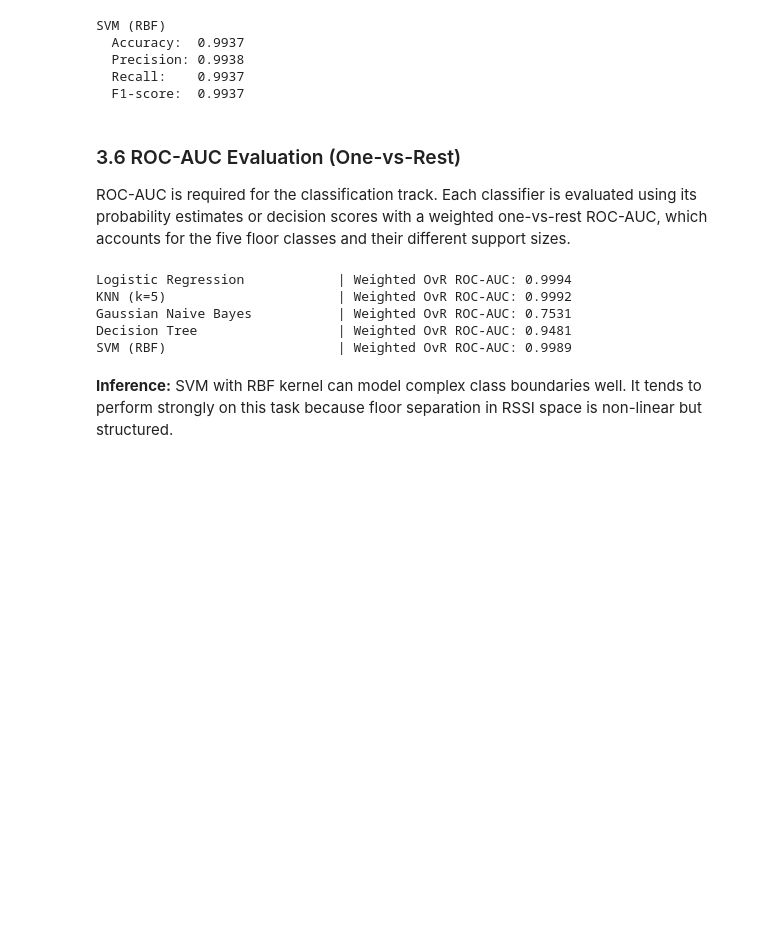
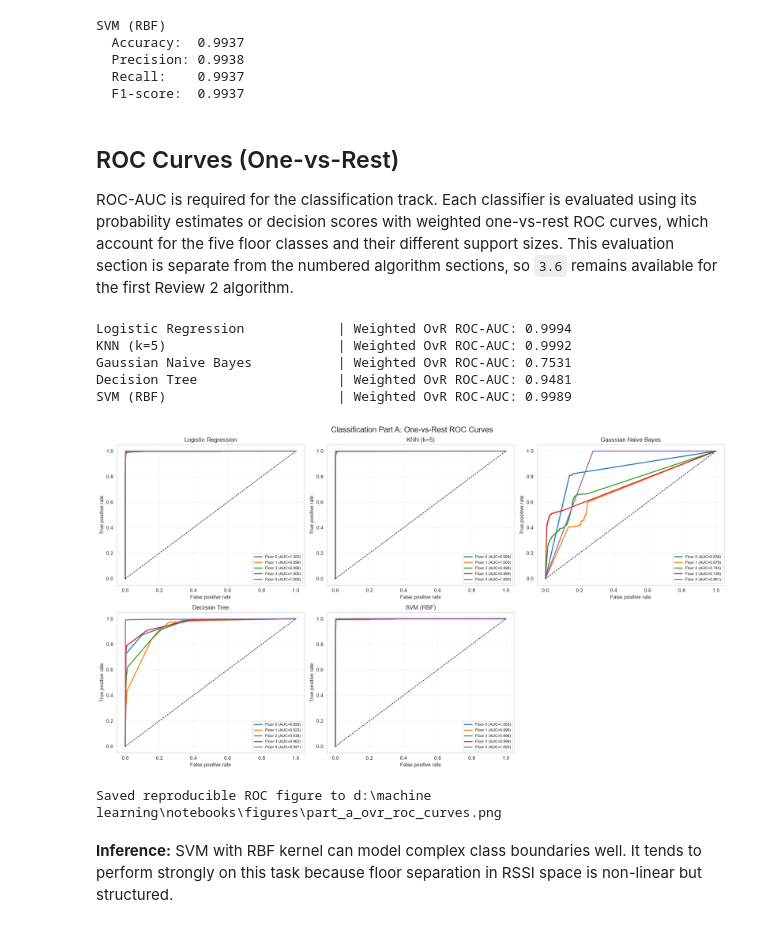
Before and after one commit to Ganesh2006646/Machine-Learning---Case-Study, a Jupyter notebook: notebooks/classification.ipynb, the cells around one changed output. Saved outputs shown, nothing was run; the diff lists cells and outputs as text; code cells hidden in the pictures; blank space fills up the shorter version.

Commit message:
Add reproducible ROC curves and case study documentation

```diff
--- a/notebooks/classification.ipynb
+++ b/notebooks/classification.ipynb
@@ -300,9 +300,9 @@ SVM (RBF)
   Recall:    0.9937
   F1-score:  0.9937
 # %% [markdown]
-### 3.6 ROC-AUC Evaluation (One-vs-Rest)
+## ROC Curves (One-vs-Rest)
 
-ROC-AUC is required for the classification track. Each classifier is evaluated using its probability estimates or decision scores with a weighted one-vs-rest ROC-AUC, which accounts for the five floor classes and their different support sizes.
+ROC-AUC is required for the classification track. Each classifier is evaluated using its probability estimates or decision scores with weighted one-vs-rest ROC curves, which account for the five floor classes and their different support sizes. This evaluation section is separate from the numbered algorithm sections, so `3.6` remains available for the first Review 2 algorithm.
 # %%
 from sklearn.metrics import roc_auc_score
 from sklearn.preprocessing import label_binarize
@@ -327,5 +327,51 @@ KNN (k=5)                      | Weighted OvR ROC-AUC: 0.9992
 Gaussian Naive Bayes           | Weighted OvR ROC-AUC: 0.7531
 Decision Tree                  | Weighted OvR ROC-AUC: 0.9481
 SVM (RBF)                      | Weighted OvR ROC-AUC: 0.9989
+# %%
+from pathlib import Path
+from sklearn.metrics import roc_curve, auc
+
+# Recompute and save reproducible one-vs-rest ROC curves from the trained models.
+fig, axes = plt.subplots(2, 3, figsize=(18, 10))
+axes = axes.ravel()
+
+for plot_index, (result, model) in enumerate(zip(cls_results, classifier_models)):
+    if hasattr(model, 'predict_proba'):
+        score_values = model.predict_proba(X_test_scaled)
+    else:
+        score_values = model.decision_function(X_test_scaled)
+
+    axis = axes[plot_index]
+    for class_index, class_label in enumerate(class_labels):
+        fpr, tpr, _ = roc_curve(y_test_onehot[:, class_index], score_values[:, class_index])
+        axis.plot(
+            fpr,
+            tpr,
+            linewidth=2,
+            label=f'Floor {class_label} (AUC={auc(fpr, tpr):.3f})'
+        )
+
+    axis.plot([0, 1], [0, 1], 'k--', linewidth=1)
+    axis.set_title(result['Model'])
+    axis.set_xlabel('False positive rate')
+    axis.set_ylabel('True positive rate')
+    axis.legend(fontsize=8, loc='lower right')
+    axis.grid(alpha=0.25)
+
+axes[-1].axis('off')
+fig.suptitle('Classification Part A: One-vs-Rest ROC Curves', fontsize=16)
+fig.tight_layout()
+
+figure_dir = Path.cwd() / 'notebooks' / 'figures'
+if not figure_dir.exists():
+    figure_dir = Path.cwd() / 'figures'
+figure_dir.mkdir(parents=True, exist_ok=True)
+figure_path = figure_dir / 'part_a_ovr_roc_curves.png'
+fig.savefig(figure_path, dpi=160, bbox_inches='tight')
+plt.show()
+print(f'Saved reproducible ROC figure to {figure_path}')
+# %% [output]
+[figure, added]
+Saved reproducible ROC figure to d:\machine learning\notebooks\figures\part_a_ovr_roc_curves.png
 # %% [markdown]
 **Inference:** SVM with RBF kernel can model complex class boundaries well. It tends to perform strongly on this task because floor separation in RSSI space is non-linear but structured.
```
Also changed, not shown: parts of 1 cell of this notebook, 2 other files.
